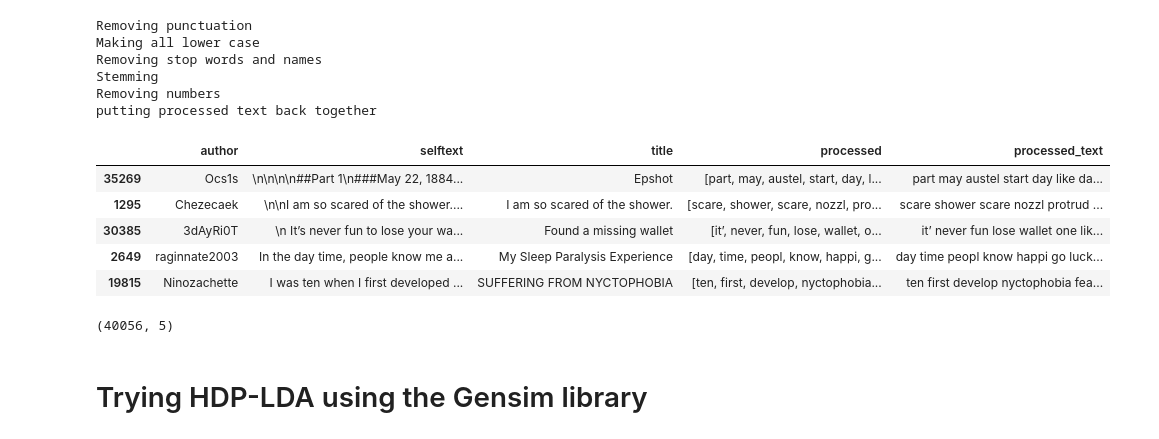
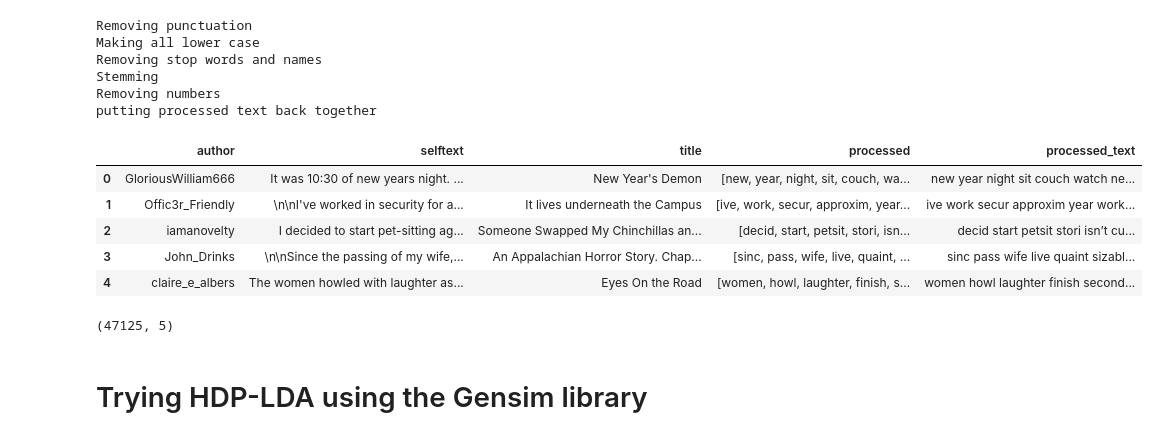
Before and after one commit to CSE6242TEAM135/Nosleep-Recommender-System, a Jupyter notebook: hpd_topic_modeling.ipynb, the cells around one changed output. Drawn from its saved outputs; the diff is of its cells as text; code cells hidden in the pictures.

```diff
--- a/hpd_topic_modeling.ipynb
+++ b/hpd_topic_modeling.ipynb
@@ -146,7 +150,7 @@ def preprocess(df,col):
 
     return df
 # %%
-x_train = preprocess(x_train, 'selftext')
+story_df = preprocess(story_df, 'selftext')
 # %% [output]
 Removing punctuation
 Making all lower case
@@ -155,18 +159,18 @@ Stemming
 Removing numbers
 putting processed text back together
 # %%
-x_train.head()
+story_df.head()
 # %% [output]
 |  | author | selftext | title | processed | processed_text |
-| 35269 | Ocs1s | \n\n\n\n##Part 1\n###May 22, 1884... | Epshot | [part, may, austel, start, day, l... | part may austel start day like da... |
-| 1295 | Chezecaek | \n\nI am so scared of the shower.... | I am so scared of the shower. | [scare, shower, scare, nozzl, pro... | scare shower scare nozzl protrud ... |
-| 30385 | 3dAyRi0T | \n It’s never fun to lose your wa... | Found a missing wallet | [it’, never, fun, lose, wallet, o... | it’ never fun lose wallet one lik... |
-| 2649 | raginnate2003 | In the day time, people know me a... | My Sleep Paralysis Experience | [day, time, peopl, know, happi, g... | day time peopl know happi go luck... |
-| 19815 | Ninozachette | I was ten when I first developed ... | SUFFERING FROM NYCTOPHOBIA | [ten, first, develop, nyctophobia... | ten first develop nyctophobia fea... |
+| 0 | GloriousWilliam666 | It was 10:30 of new years night. ... | New Year's Demon | [new, year, night, sit, couch, wa... | new year night sit couch watch ne... |
+| 1 | Offic3r_Friendly | \n\nI've worked in security for a... | It lives underneath the Campus | [ive, work, secur, approxim, year... | ive work secur approxim year work... |
+| 2 | iamanovelty | I decided to start pet-sitting ag... | Someone Swapped My Chinchillas an... | [decid, start, petsit, stori, isn... | decid start petsit stori isn’t cu... |
+| 3 | John_Drinks | \n\nSince the passing of my wife,... | An Appalachian Horror Story. Chap... | [sinc, pass, wife, live, quaint, ... | sinc pass wife live quaint sizabl... |
+| 4 | claire_e_albers | The women howled with laughter as... | Eyes On the Road | [women, howl, laughter, finish, s... | women howl laughter finish second... |
 # %%
-x_train.shape
+story_df.shape
 # %% [output]
-(40056, 5)
+(47125, 5)
 # %% [markdown]
 # Trying HDP-LDA using the Gensim library
 # %%
```
Also changed, not shown: parts of 49 cells of this notebook, 1 other file.
